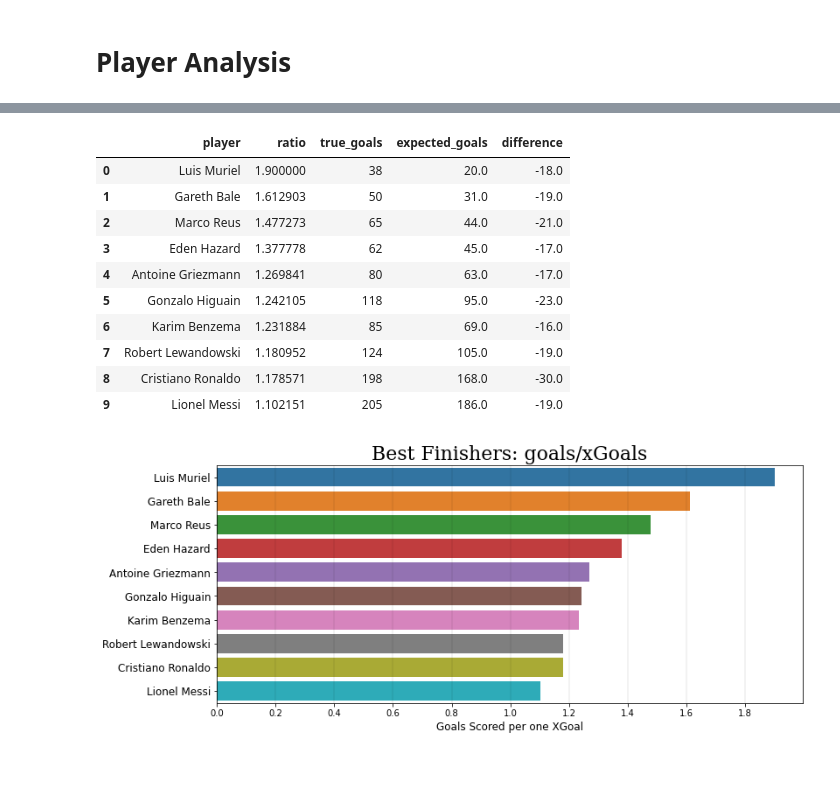
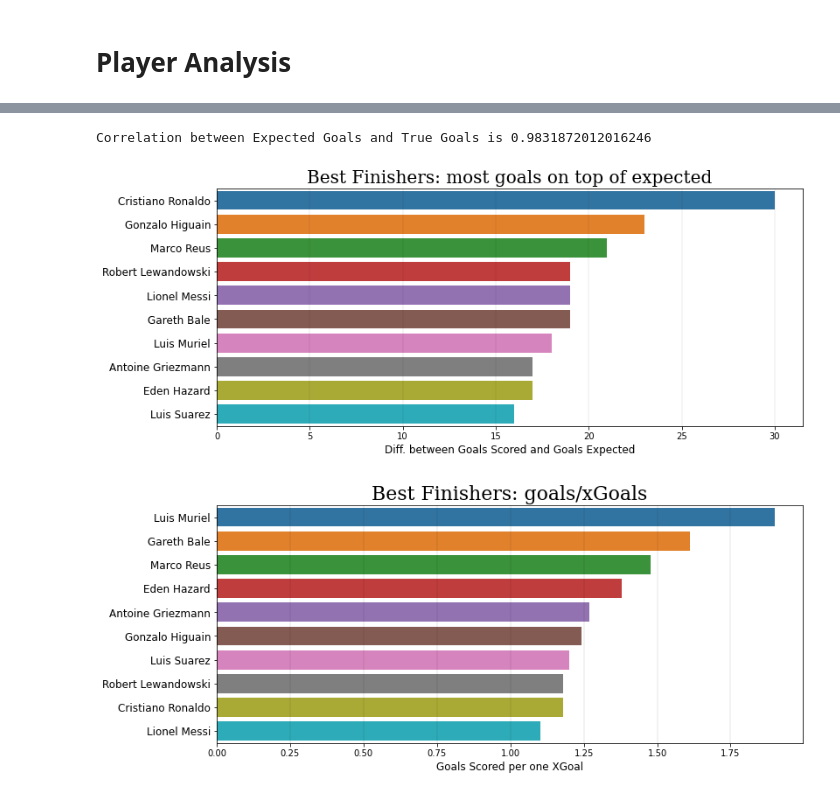
Before and after one commit to asheshd/DES-Project-xG-PySpark-ML, a Jupyter notebook: Expected_Goals_Analysis_with_PySpark_DES_Project.ipynb, the cells around one changed output, grey strips where cells are left out. Saved outputs shown, nothing was run; the diff lists cells and outputs as text; code cells hidden in the pictures; blank space fills up the shorter version.

```diff
--- a/Expected_Goals_Analysis_with_PySpark_DES_Project.ipynb
+++ b/Expected_Goals_Analysis_with_PySpark_DES_Project.ipynb
@@ -358,8 +356,2 @@ RMSE =  0.24409954498224737
 # %% [markdown]
 # Player Analysis
-# %%
-# Predict the expected goal on all the data (training + test)
-
-pred = model.transform(transformed_data)
-pred.show()
-pred.count()
@@ -487,28 +421,6 @@ plt.show()
-# %%
-graphDF = graphDF[graphDF['true_goals']>30].sort_values(['ratio', 'true_goals'], ascending=False).reset_index(drop=True)
-graphDF = graphDF[['player', 'ratio', 'true_goals', 'expected_goals', 'difference']].head(10)
-graphDF.head(10)
-# %% [output]
-|  | player | ratio | true_goals | expected_goals | difference |
-| 0 | Luis Muriel | 1.900000 | 38 | 20.0 | -18.0 |
-| 1 | Gareth Bale | 1.612903 | 50 | 31.0 | -19.0 |
-| 2 | Marco Reus | 1.477273 | 65 | 44.0 | -21.0 |
-| 3 | Eden Hazard | 1.377778 | 62 | 45.0 | -17.0 |
-| 4 | Antoine Griezmann | 1.269841 | 80 | 63.0 | -17.0 |
-| 5 | Gonzalo Higuain | 1.242105 | 118 | 95.0 | -23.0 |
-| 6 | Karim Benzema | 1.231884 | 85 | 69.0 | -16.0 |
-| 7 | Robert Lewandowski | 1.180952 | 124 | 105.0 | -19.0 |
-| 8 | Cristiano Ronaldo | 1.178571 | 198 | 168.0 | -30.0 |
-| 9 | Lionel Messi | 1.102151 | 205 | 186.0 | -19.0 |
-# %%
-fig, ax = plt.subplots(figsize=[12,5])
-ax = sns.barplot(x=graphDF['ratio'], y=graphDF['player'])
-ax.set_xticks(np.arange(0,1.9,0.2))
-ax.set_xlabel(xlabel='Goals Scored per one XGoal', fontsize=12)
-ax.set_ylabel(ylabel='')
-ax.set_yticklabels(labels=ax.get_yticklabels(), fontsize=12)
-plt.title("Best Finishers: goals/xGoals", fontsize=22, fontfamily='serif')
-ax.grid(color='black', linestyle='-', linewidth=0.1, axis='x')
-plt.show()
-# %% [output]
-[figure, removed]
+# %%
+do_player_analysis(model, transformed_data)
+# %% [output]
+Correlation between Expected Goals and True Goals is 0.9831872012016246
+[figure, added]
+[figure, added]
```
Also changed, not shown: parts of 22 cells of this notebook.
